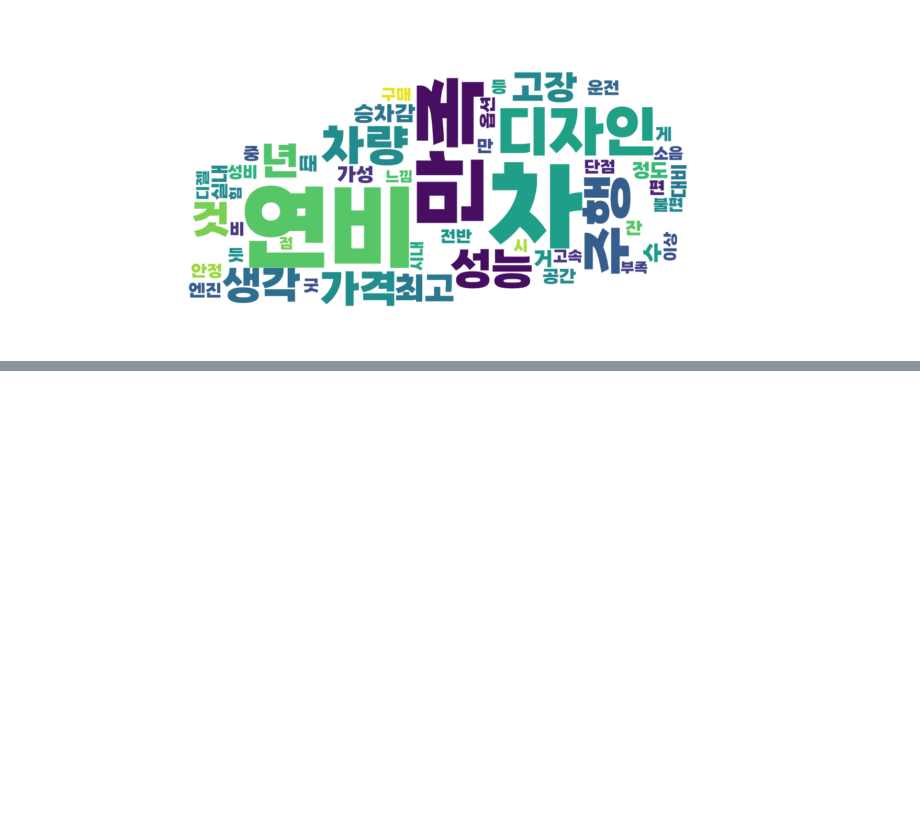
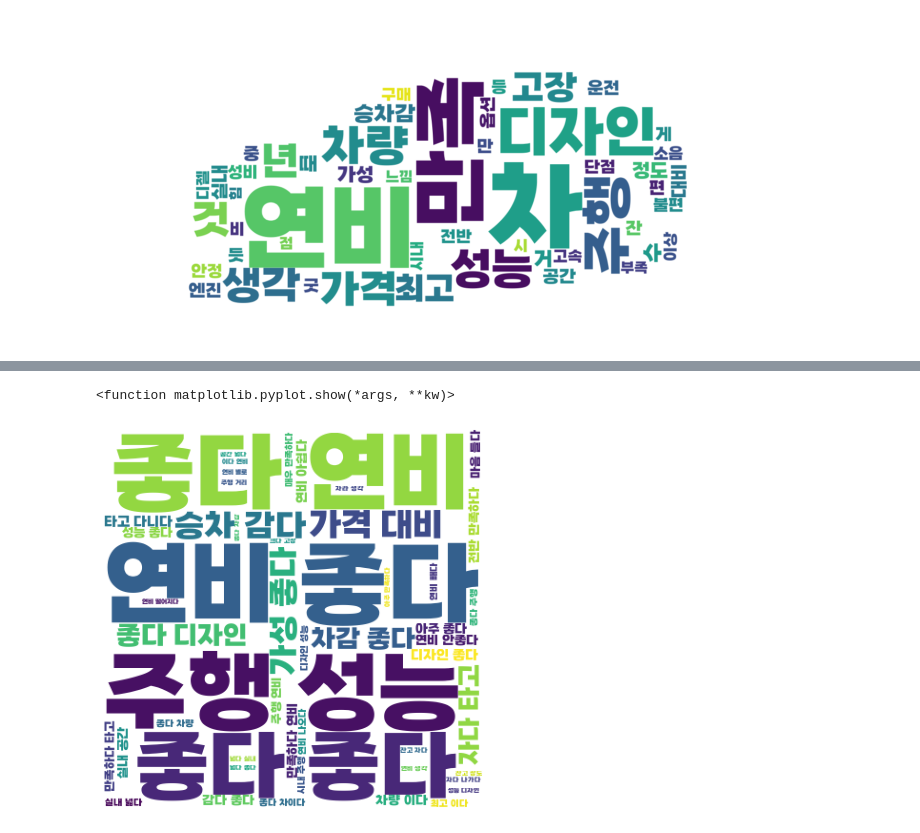
Before and after one commit to dbtjr1103/Basic_practice, a Jupyter notebook: 프로젝트_1_3.ipynb, the cells around one changed output, grey strips where cells are left out. Drawn from its saved outputs; the diff is of its cells as text; code cells hidden in the pictures; blank space fills up the shorter version.

```diff
--- a/프로젝트_1_3.ipynb
+++ b/프로젝트_1_3.ipynb
@@ -523,0 +1366,19 @@ plt.show()
+# %%
+def bigram_tokenizer(text):
+    return [' '.join(text[i:i+2]) for i in range(len(text)-1)]
+# %%
+word_bi = bigram_tokenizer(word_gd)
+# %%
+count = Counter(word_bi)
+# %%
+wc=WordCloud(font_path='/content/drive/MyDrive/프로젝트_1/강원교육튼튼.TTF',
+             background_color='white', width=400, height=400, max_words=50, max_font_size=200)
+wc.generate_from_frequencies(dict(count))
+
+plt.figure(figsize=(7,7))
+plt.imshow(wc)
+plt.axis("off")
+plt.show
+# %% [output]
+<function matplotlib.pyplot.show(*args, **kw)>
+[figure, added]
```
Also changed, not shown: parts of 100 cells of this notebook.
